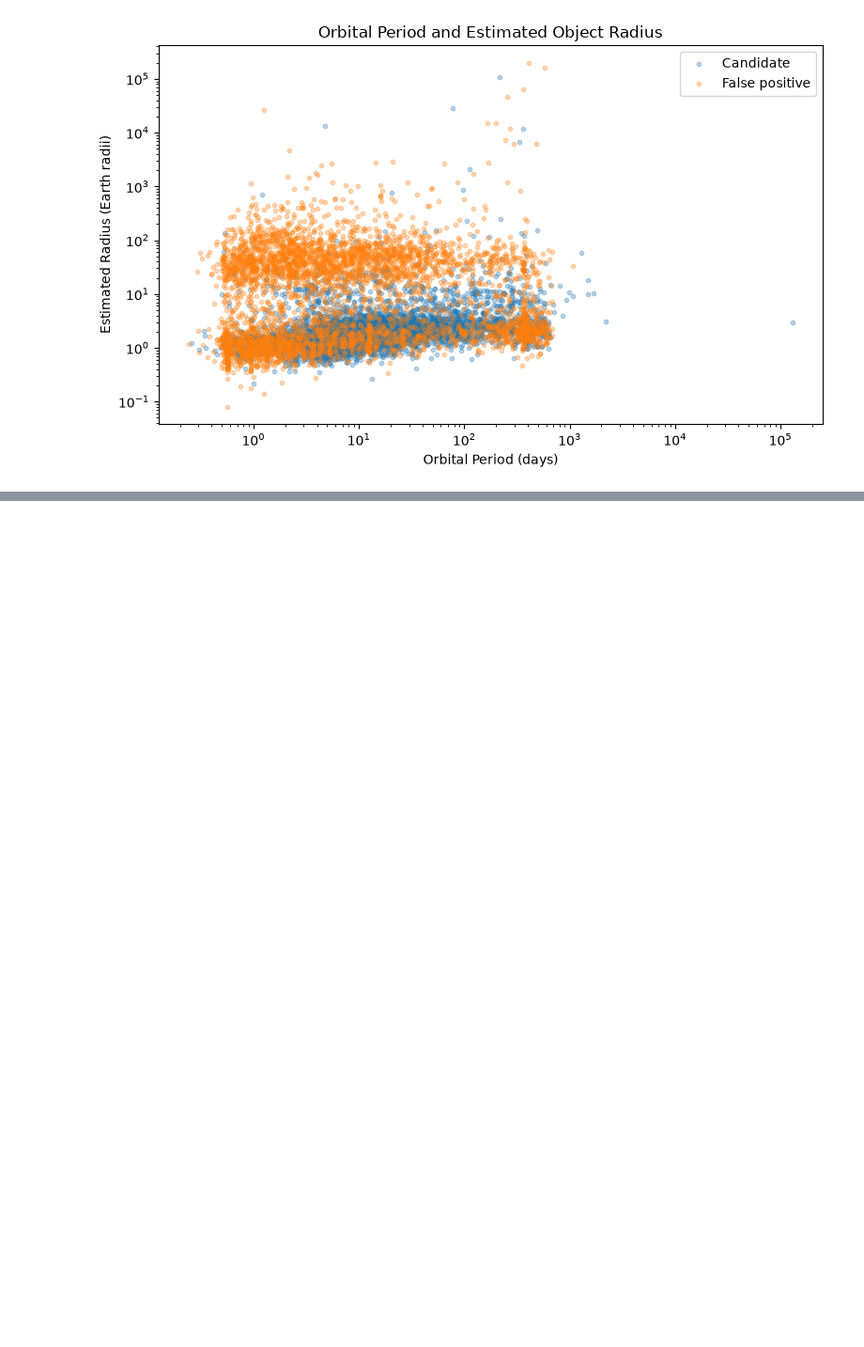
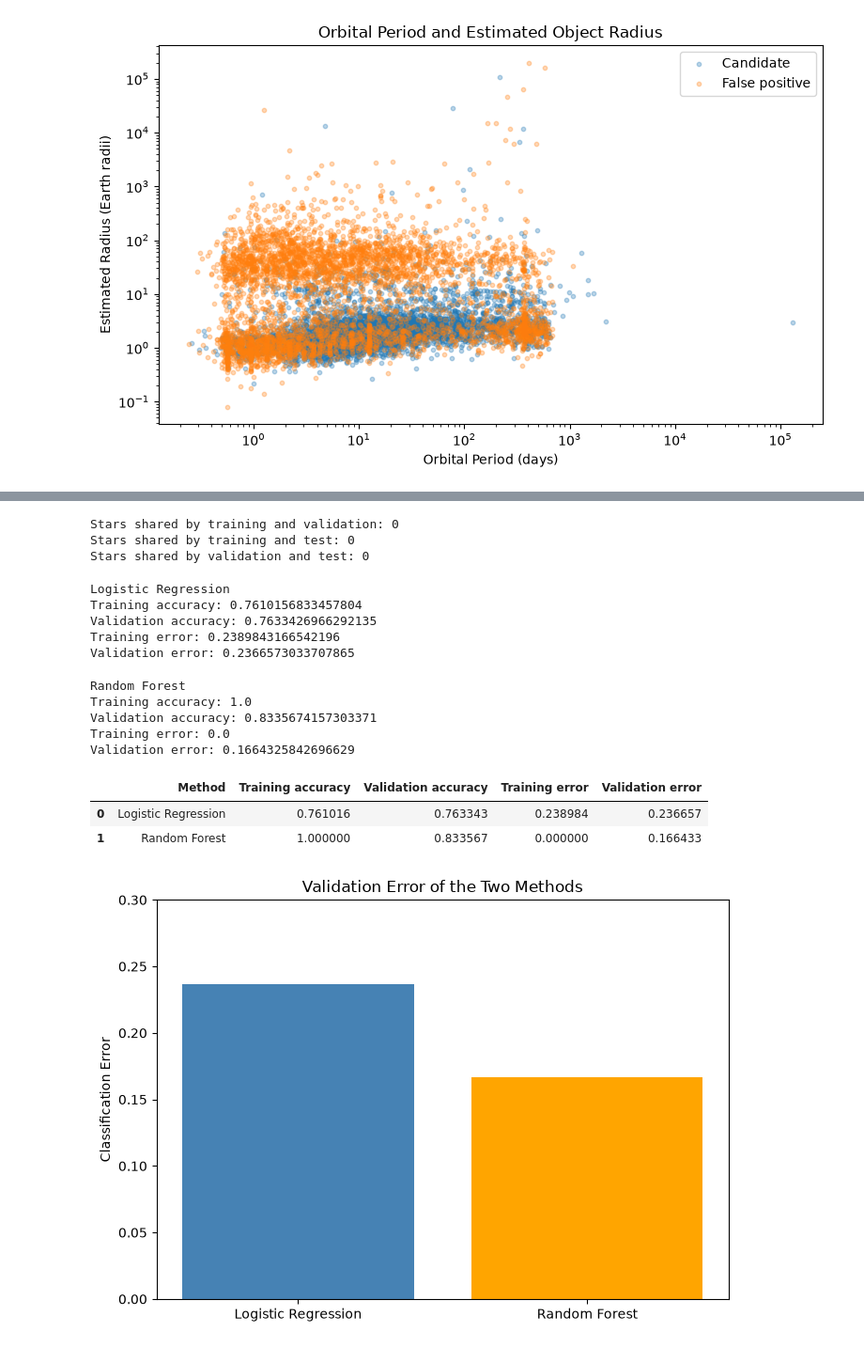
Before and after one commit to adritanotadorito/nasa-koi-ml, a Jupyter notebook: main.ipynb, the cells around one changed output, grey strips where cells are left out. Shown at 94% size. Saved outputs shown, nothing was run; the diff lists cells and outputs as text; code cells hidden in the pictures; blank space fills up the shorter version.

Commit message:
models

```diff
--- a/main.ipynb
+++ b/main.ipynb
@@ -114,0 +167,11 @@ plt.show()
+# %%
+training_stars = set(groups.iloc[train_indices])
+validation_stars = set(temporary_groups.iloc[validation_indices])
+test_stars = set(temporary_groups.iloc[test_indices])
+print("Stars shared by training and validation:",len(training_stars.intersection(validation_stars)))
+print("Stars shared by training and test:",len(training_stars.intersection(test_stars)))
+print("Stars shared by validation and test:",len(validation_stars.intersection(test_stars)))
+# %% [output]
+Stars shared by training and validation: 0
+Stars shared by training and test: 0
+Stars shared by validation and test: 0
@@ -114,0 +184,63 @@ plt.show()
+# %%
+# results
+logistic_train_accuracy = accuracy_score(y_train,logistic_train_predictions)
+logistic_validation_accuracy = accuracy_score(y_validation,logistic_validation_predictions)
+logistic_train_error = 1 - logistic_train_accuracy
+logistic_validation_error = 1 - logistic_validation_accuracy
+
+print("Logistic Regression")
+print("Training accuracy:", logistic_train_accuracy)
+print("Validation accuracy:", logistic_validation_accuracy)
+print("Training error:", logistic_train_error)
+print("Validation error:", logistic_validation_error)
+# %% [output]
+Logistic Regression
+Training accuracy: 0.7610156833457804
+Validation accuracy: 0.7633426966292135
+Training error: 0.2389843166542196
+Validation error: 0.2366573033707865
+# %%
+random_forest_model = Pipeline([("imputer",SimpleImputer(strategy="median")),
+    ("classifier",RandomForestClassifier(n_estimators=200,random_state=42,n_jobs=-1))])
+random_forest_model.fit(X_train, y_train)
+forest_train_predictions = random_forest_model.predict(X_train)
+forest_validation_predictions = random_forest_model.predict(X_validation)
+# %%
+forest_train_accuracy = accuracy_score(y_train,forest_train_predictions)
+forest_validation_accuracy = accuracy_score(y_validation,forest_validation_predictions)
+forest_train_error = 1 - forest_train_accuracy
+forest_validation_error = 1 - forest_validation_accuracy
+
+print("Random Forest")
+print("Training accuracy:", forest_train_accuracy)
+print("Validation accuracy:", forest_validation_accuracy)
+print("Training error:", forest_train_error)
+print("Validation error:", forest_validation_error)
+# %% [output]
+Random Forest
+Training accuracy: 1.0
+Validation accuracy: 0.8335674157303371
+Training error: 0.0
+Validation error: 0.1664325842696629
+# %%
+results = pd.DataFrame({"Method": ["Logistic Regression","Random Forest"],
+    "Training accuracy": [logistic_train_accuracy,forest_train_accuracy],
+    "Validation accuracy": [logistic_validation_accuracy,forest_validation_accuracy],
+    "Training error": [logistic_train_error,forest_train_error],
+    "Validation error": [logistic_validation_error,forest_validation_error]})
+results
+# %% [output]
+|  | Method | Training accuracy | Validation accuracy | Training error | Validation error |
+| 0 | Logistic Regression | 0.761016 | 0.763343 | 0.238984 | 0.236657 |
+| 1 | Random Forest | 1.000000 | 0.833567 | 0.000000 | 0.166433 |
+# %%
+# errors
+plt.figure(figsize=(7, 5))
+plt.bar(results["Method"],results["Validation error"],color=["steelblue", "orange"])
+plt.title("Validation Error of the Two Methods")
+plt.ylabel("Classification Error")
+plt.ylim(0, 0.30)
+plt.tight_layout()
+plt.show()
+# %% [output]
+[figure, added]
```
Also changed, not shown: parts of 14 cells of this notebook.
